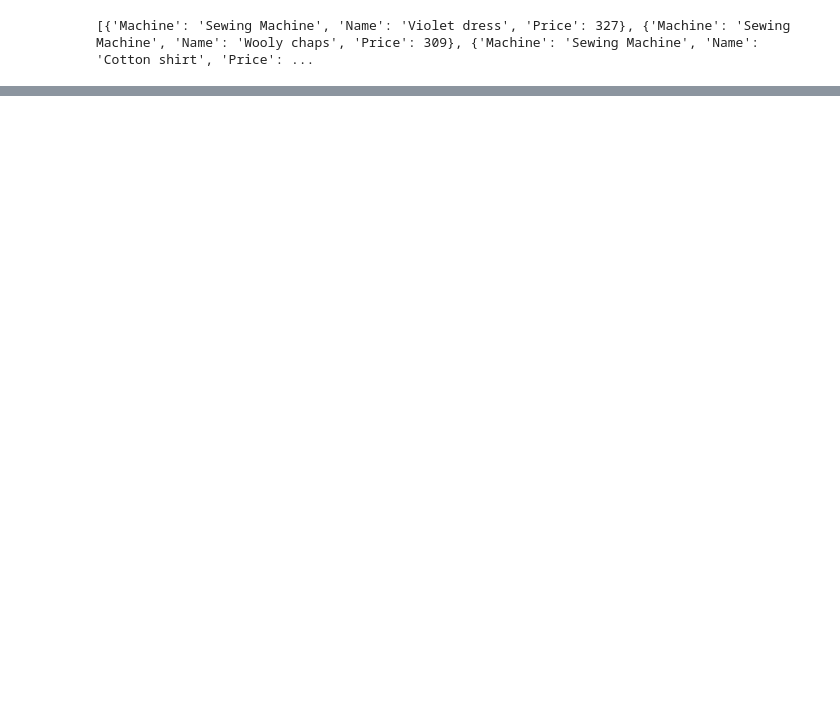
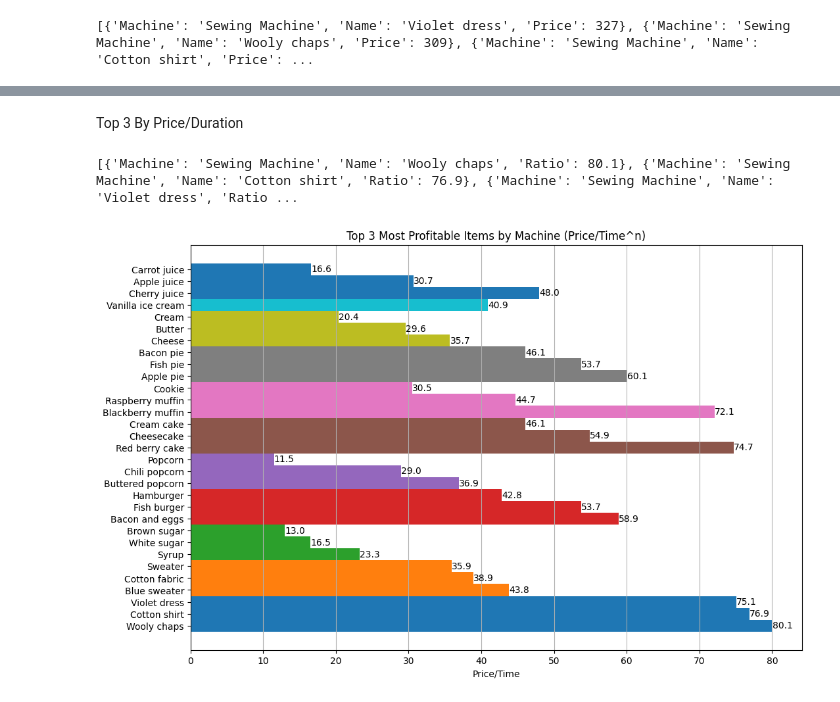
Before and after one commit to mairovitzmario/hayday, a Jupyter notebook: analysis.ipynb, the cells around one changed output, grey strips where cells are left out. Drawn from its saved outputs; the diff is of its cells as text; code cells hidden in the pictures; blank space fills up the shorter version.

```diff
--- a/analysis.ipynb
+++ b/analysis.ipynb
@@ -133,0 +137,2 @@ plt.show()
+# %% [markdown]
+Top 3 By Price/Duration
@@ -133,0 +141,55 @@ plt.show()
+# %%
+most_profitable_items = []
+
+
+
+for machine in machines:
+    # Get items for the current machine
+    machine_items = df[df['Source'] == machine]
+    # Sort items by price and get the top 3
+    top_items = machine_items.nlargest(3, 'Ratio')
+
+    # Append the results to the list
+    for _, item in top_items.iterrows():
+        most_profitable_items.append({
+            'Machine': machine,
+            'Name': item['Name'],
+            'Ratio': round(item['Ratio'], 1)
+        })
+
+print(most_profitable_items)
+# %% [output]
+[{'Machine': 'Sewing Machine', 'Name': 'Wooly chaps', 'Ratio': 80.1}, {'Machine': 'Sewing Machine', 'Name': 'Cotton shirt', 'Ratio': 76.9}, {'Machine': 'Sewing Machine', 'Name': 'Violet dress', 'Ratio ...
+# %%
+# Assuming most_profitable_items contains the top items from the previous code
+df_profitable = pd.DataFrame(most_profitable_items)
+
+plt.figure(figsize=(12, 8))  # Increase figure size for better visibility
+
+# Create a bar plot for each machine and its top items
+bar_height = 1  # Height of the bars
+gap = 4      # Gap between bars
+
+# Create a list to store the y-ticks
+y_ticks = []
+
+for machine in df_profitable['Machine'].unique():
+    subset = df_profitable[df_profitable['Machine'] == machine]
+    # Calculate the y positions with a gap
+    y_pos = range(len(y_ticks), len(y_ticks) + len(subset))
+    y_ticks.extend(subset['Name'])
+
+    bars = plt.barh(y_pos, subset['Ratio'], label=machine, height=bar_height)  # Wider bars
+
+    # Annotate the price on the bars
+    for bar in bars:
+        plt.text(bar.get_width(), bar.get_y() + bar.get_height()/2, f'{bar.get_width()}', va='center')
+
+plt.yticks(range(len(y_ticks)), y_ticks)  # Set y-ticks with item names
+plt.xlabel('Price/Time')
+plt.title('Top 3 Most Profitable Items by Machine (Price/Time^n)')
+# plt.legend(title='Machine')
+plt.grid(axis='x')
+plt.show()
+# %% [output]
+[figure, added]
```
Also changed, not shown: parts of 7 cells of this notebook.
